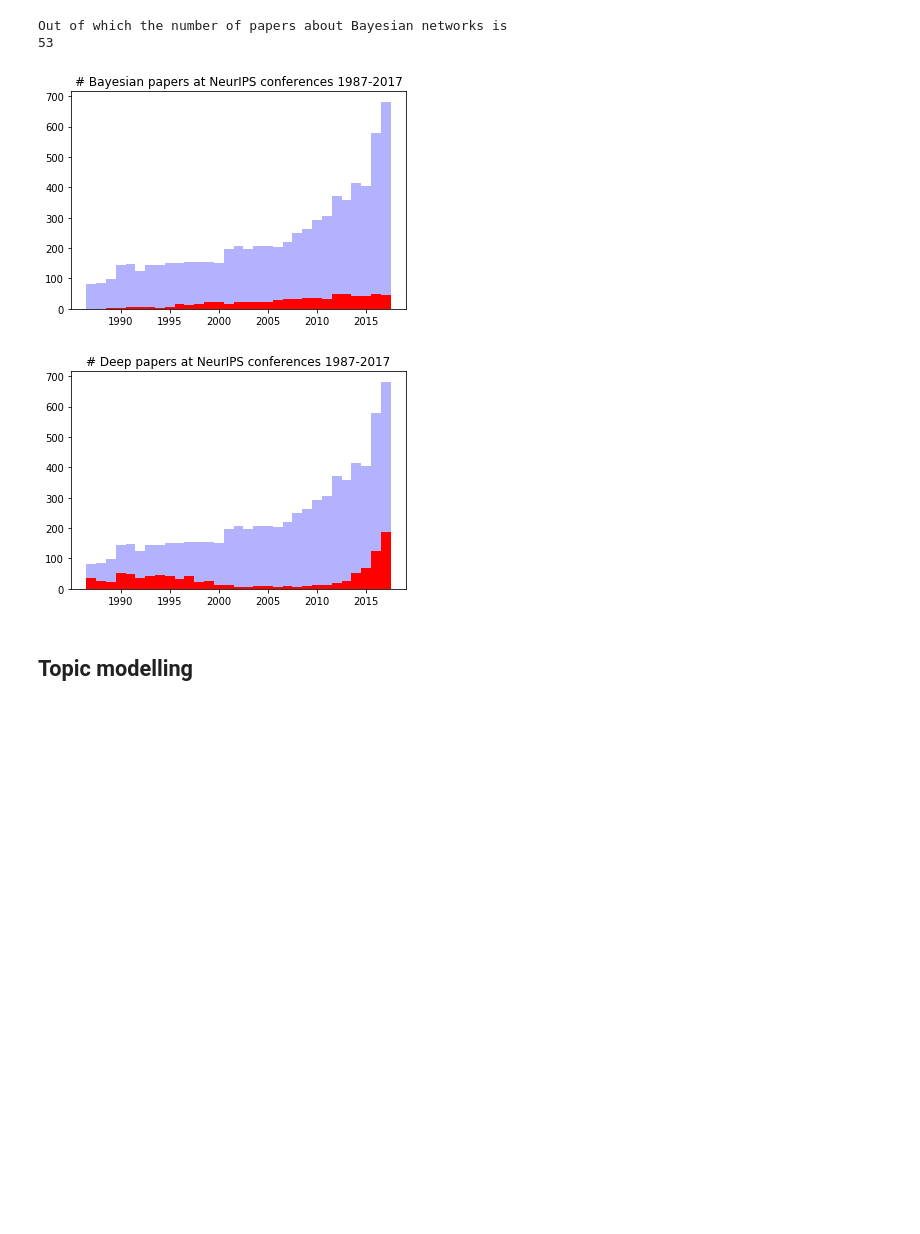
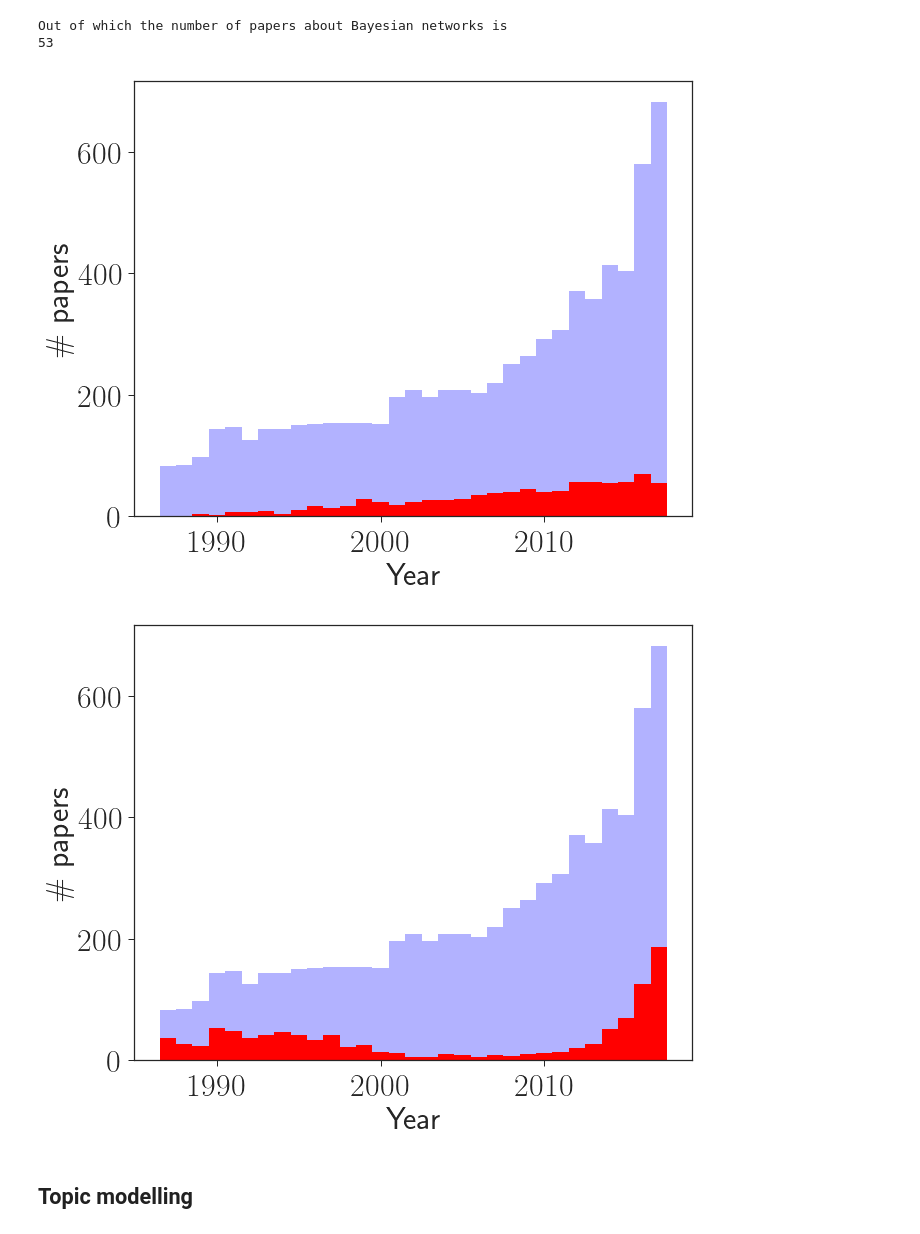
Before and after one commit to 6Ulm/bml-course, a Jupyter notebook: notebooks/01_intro_and_topic_modelling.ipynb, the cells around one changed output. Drawn from its saved outputs; the diff is of its cells as text; code cells hidden in the pictures; blank space fills up the shorter version.

```diff
--- a/notebooks/01_intro_and_topic_modelling.ipynb
+++ b/notebooks/01_intro_and_topic_modelling.ipynb
@@ -2,9 +2,11 @@
 import numpy as np
 import matplotlib.pyplot as plt
 import time
-import seaborn as sns
 import pickle as pkl
 import urllib.request # to fetch data online
 import re # regular expressions to parse html
 from sklearn.feature_extraction.text import CountVectorizer
 from sklearn.decomposition import LatentDirichletAllocation
+
+import seaborn as sns
+sns.set(style="ticks");
@@ -10,0 +19,10 @@ from sklearn.decomposition import LatentDirichletAllocation
+# %%
+# Cosmetics
+plt.ticklabel_format(style='sci', axis='x', scilimits=(0,0));
+mpl.rcParams['xtick.labelsize'] = 32
+mpl.rcParams['ytick.labelsize'] = 32
+plt.rc('axes', labelsize=32)
+plt.rc('legend', fontsize=22)
+mpl.rcParams['ps.useafm'] = True
+mpl.rcParams['pdf.use14corefonts'] = True
+mpl.rcParams['text.usetex'] = True
@@ -143,12 +163,13 @@ pkl.dump(jmlr_papers, open("jmlr.pkl","wb"))
 bayesian_jmlr_papers = []
 neural_network_jmlr_papers = []
 for paper in jmlr_papers:
-    bayesian_keywords = ["Bayesian", "variational Bayes"]
+    bayesian_keywords = ["Bayesian", "variational Bayes", "Carlo", "MCMC"]
     if any(kwd in paper["abstract"] for kwd in bayesian_keywords):
         bayesian_jmlr_papers.append(paper)
     neural_network_keywords = ["neural net", "Neural net", "deep", "Deep"]
     if any(kwd in paper["abstract"] for kwd in neural_network_keywords):
         neural_network_jmlr_papers.append(paper)
+
 number_of_jmlr_papers = len(jmlr_papers)
 number_of_Bayesian_jmlr_papers = len(bayesian_jmlr_papers)
 print("There are", str(len(neural_network_jmlr_papers))+" neural network papers out of", number_of_jmlr_papers)
@@ -182,7 +206,7 @@ plt.show()
 bayesian_nips_papers = []
 neural_network_nips_papers = []
 for paper in nips_papers:
-    bayesian_keywords = ["Bayesian", "variational Bayes"]
+    bayesian_keywords = ["Bayesian", "variational Bayes", "Carlo", "MCMC"]
     if any(kwd in paper["abstract"] for kwd in bayesian_keywords):
         bayesian_nips_papers.append(paper)
     neural_network_keywords = ["neural network", "Neural network", "deep", "Deep"]
@@ -204,26 +228,32 @@ Out of which the number of papers about Bayesian networks is
 # %%
 # plot proportion of Bayesian papers
 years = [int(paper["year"]) for paper in nips_papers] + [2018]
 bins = np.unique(years) - .5
 plt.hist([int(paper["year"]) for paper in nips_papers], color="blue", bins=bins, alpha=.3)
 bins = np.unique([int(paper["year"]) for paper in bayesian_nips_papers] + [2018]) - .5
 plt.hist([int(paper["year"]) for paper in bayesian_nips_papers], color="red", bins=bins)
-plt.xticks([1990+5*i for i in range(6)])
-plt.title("# Bayesian papers at NeurIPS conferences 1987-2017")
+plt.xticks([1990+10*i for i in range(3)])
+#plt.title("# Bayesian papers at NeurIPS conferences 1987-2017")
+plt.xlabel("Year")
+plt.ylabel("\# papers")
+plt.savefig("../figures/bayesianPapersNIPS.pdf")
 plt.show()
 
-# plot proportion of Bayesian papers
+# plot proportion of NN papers
 years = [int(paper["year"]) for paper in nips_papers] + [2018]
 bins = np.unique(years) - .5
 plt.hist([int(paper["year"]) for paper in nips_papers], color="blue", bins=bins, alpha=.3)
 bins = np.unique([int(paper["year"]) for paper in neural_network_nips_papers] + [2018]) - .5
 plt.hist([int(paper["year"]) for paper in neural_network_nips_papers], color="red", bins=bins)
-plt.xticks([1990+5*i for i in range(6)])
-plt.title("# Deep papers at NeurIPS conferences 1987-2017")
+plt.xticks([1990+10*i for i in range(3)])
+#plt.title("# Deep papers at NeurIPS conferences 1987-2017")
+plt.xlabel("Year")
+plt.ylabel("\# papers")
+plt.savefig("../figures/neuralPapersNIPS.pdf")
 plt.show()
 # %% [output]
-[figure, old version]
+[figure, new version]
-[figure, old version]
+[figure, new version]
 # %% [markdown]
 ## Topic modelling
 # %% [markdown]
```
Also changed, not shown: parts of 12 cells of this notebook.
